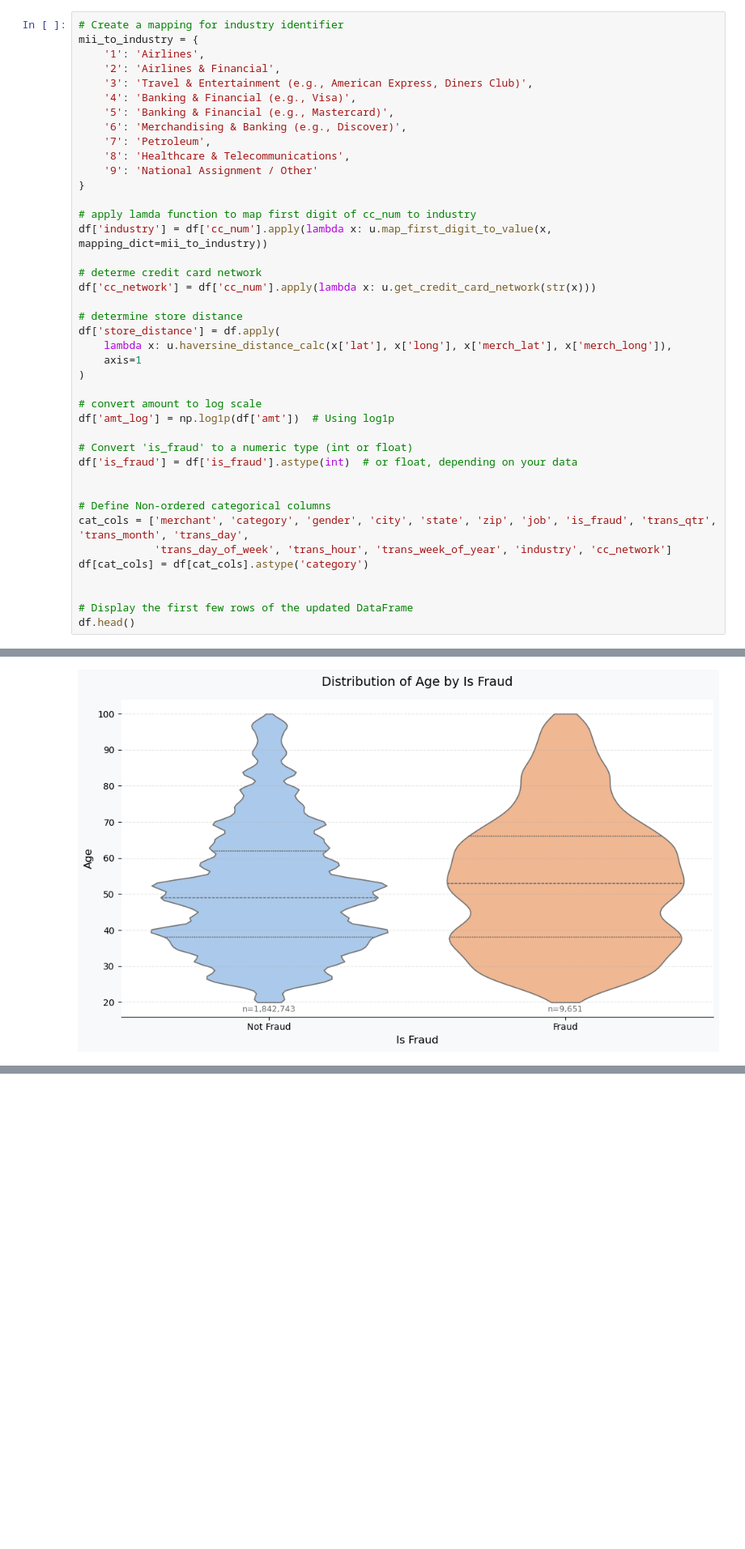
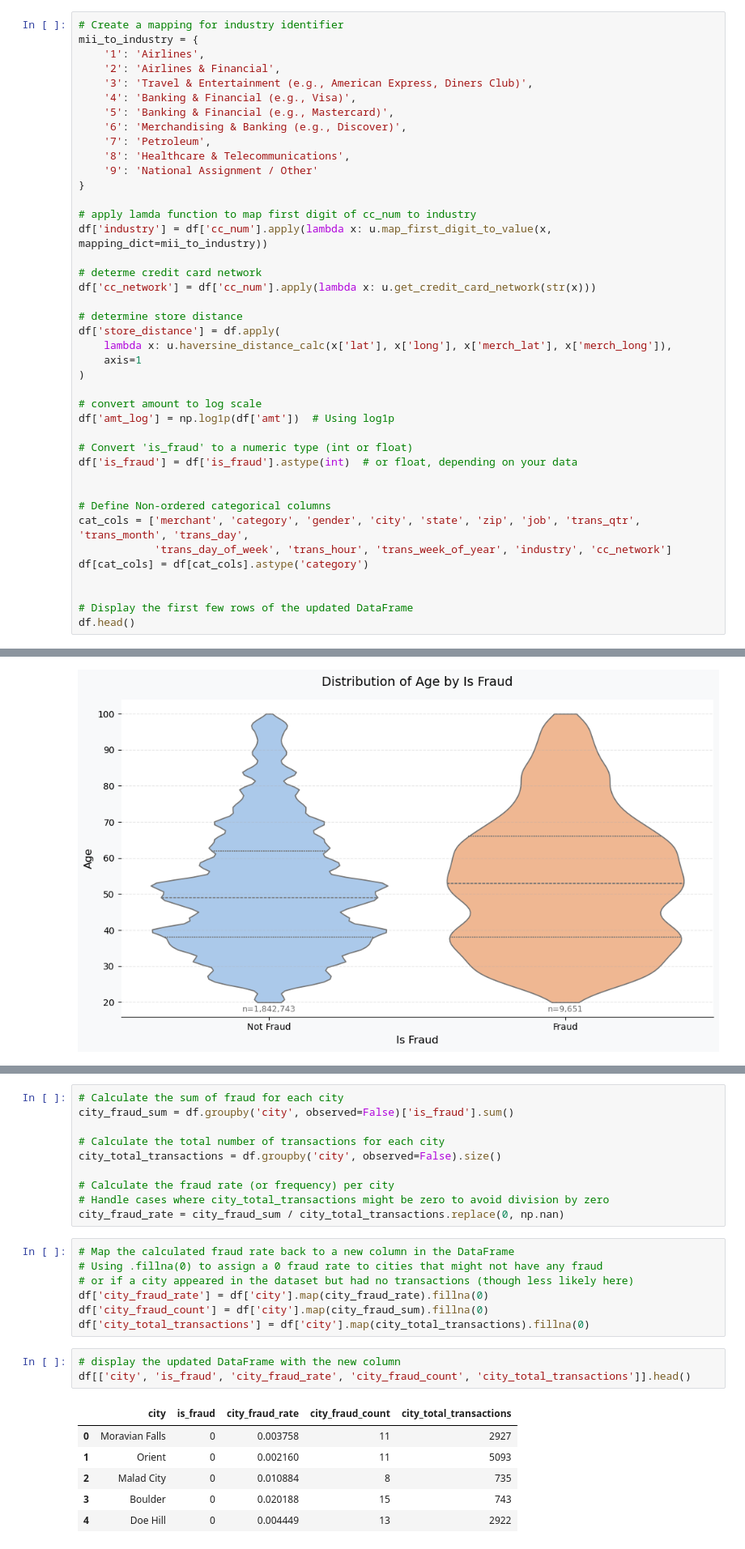
Before and after one commit to SirErikPak/CreditCardFraud, a Jupyter notebook: Notebook/Fraud.ipynb, the cells around one changed output, grey strips where cells are left out. Shown at 81% size. Cells and saved outputs as stored; diff of their text form; blank space fills up the shorter version.

```diff
--- a/Notebook/Fraud.ipynb
+++ b/Notebook/Fraud.ipynb
@@ -239,7 +246,7 @@ df['is_fraud'] = df['is_fraud'].astype(int)  # or float, depending on your data
 
 
 # Define Non-ordered categorical columns
-cat_cols = ['merchant', 'category', 'gender', 'city', 'state', 'zip', 'job', 'is_fraud', 'trans_qtr', 'trans_month', 'trans_day',
+cat_cols = ['merchant', 'category', 'gender', 'city', 'state', 'zip', 'job', 'trans_qtr', 'trans_month', 'trans_day',
             'trans_day_of_week', 'trans_hour', 'trans_week_of_year', 'industry', 'cc_network']
 df[cat_cols] = df[cat_cols].astype('category')
 
@@ -604,0 +600,27 @@ memory usage: 376.4+ MB
+# %%
+# Calculate the sum of fraud for each city
+city_fraud_sum = df.groupby('city', observed=False)['is_fraud'].sum()
+
+# Calculate the total number of transactions for each city
+city_total_transactions = df.groupby('city', observed=False).size()
+
+# Calculate the fraud rate (or frequency) per city
+# Handle cases where city_total_transactions might be zero to avoid division by zero
+city_fraud_rate = city_fraud_sum / city_total_transactions.replace(0, np.nan)
+# %%
+# Map the calculated fraud rate back to a new column in the DataFrame
+# Using .fillna(0) to assign a 0 fraud rate to cities that might not have any fraud
+# or if a city appeared in the dataset but had no transactions (though less likely here)
+df['city_fraud_rate'] = df['city'].map(city_fraud_rate).fillna(0)
+df['city_fraud_count'] = df['city'].map(city_fraud_sum).fillna(0)
+df['city_total_transactions'] = df['city'].map(city_total_transactions).fillna(0)
+# %%
+# display the updated DataFrame with the new column
+df[['city', 'is_fraud', 'city_fraud_rate', 'city_fraud_count', 'city_total_transactions']].head()
+# %% [output]
+|  | city | is_fraud | city_fraud_rate | city_fraud_count | city_total_transactions |
+| 0 | Moravian Falls | 0 | 0.003758 | 11 | 2927 |
+| 1 | Orient | 0 | 0.002160 | 11 | 5093 |
+| 2 | Malad City | 0 | 0.010884 | 8 | 735 |
+| 3 | Boulder | 0 | 0.020188 | 15 | 743 |
+| 4 | Doe Hill | 0 | 0.004449 | 13 | 2922 |
```
Also changed, not shown: parts of 16 cells of this notebook, 1 other file.
